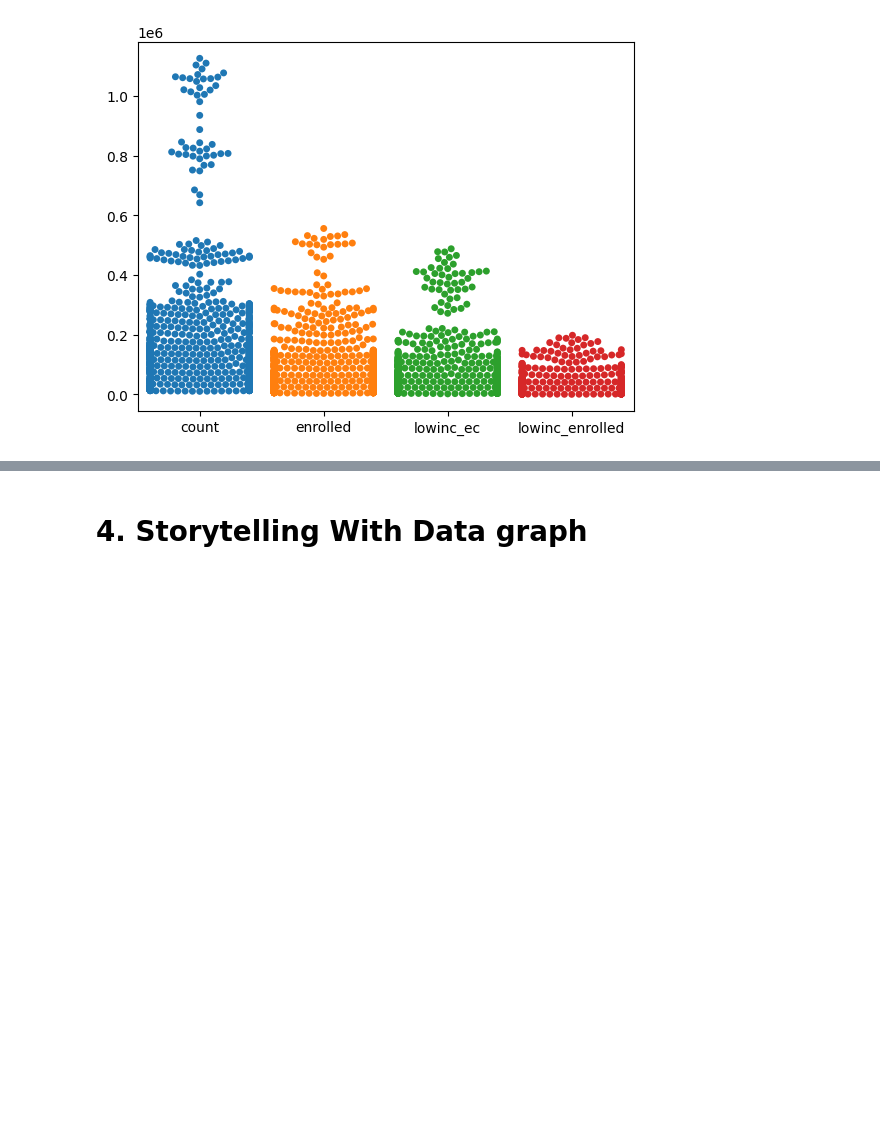
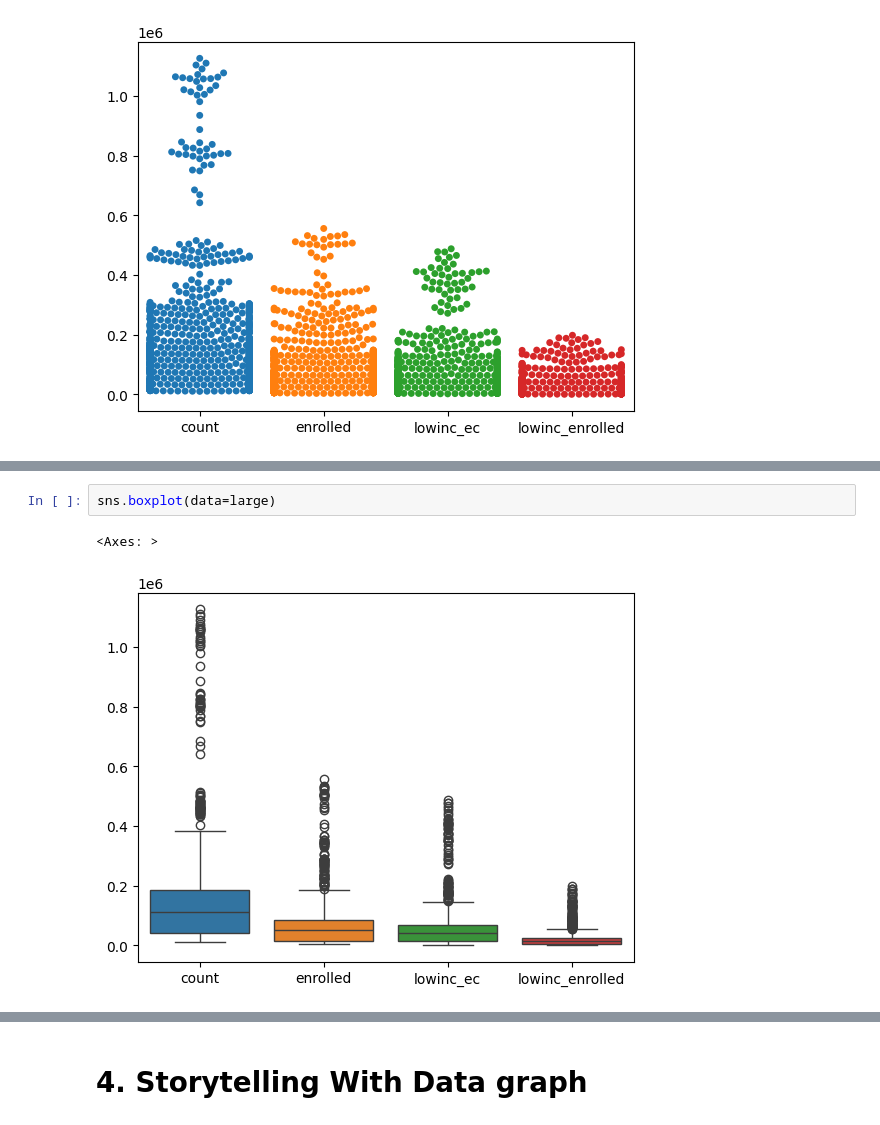
Before and after one commit to SalhaMo/Module-B-semester-2, a Jupyter notebook: Week4.ipynb, the cells around one changed output, grey strips where cells are left out. Drawn from its saved outputs; the diff is of its cells as text; blank space fills up the shorter version.

```diff
--- a/Week4.ipynb
+++ b/Week4.ipynb
@@ -175,0 +169,5 @@ df['effort'].hist()
+# %%
+sns.boxplot(data=large)
+# %% [output]
+<Axes: >
+[figure, added]
```
Also changed, not shown: parts of 5 cells of this notebook.
